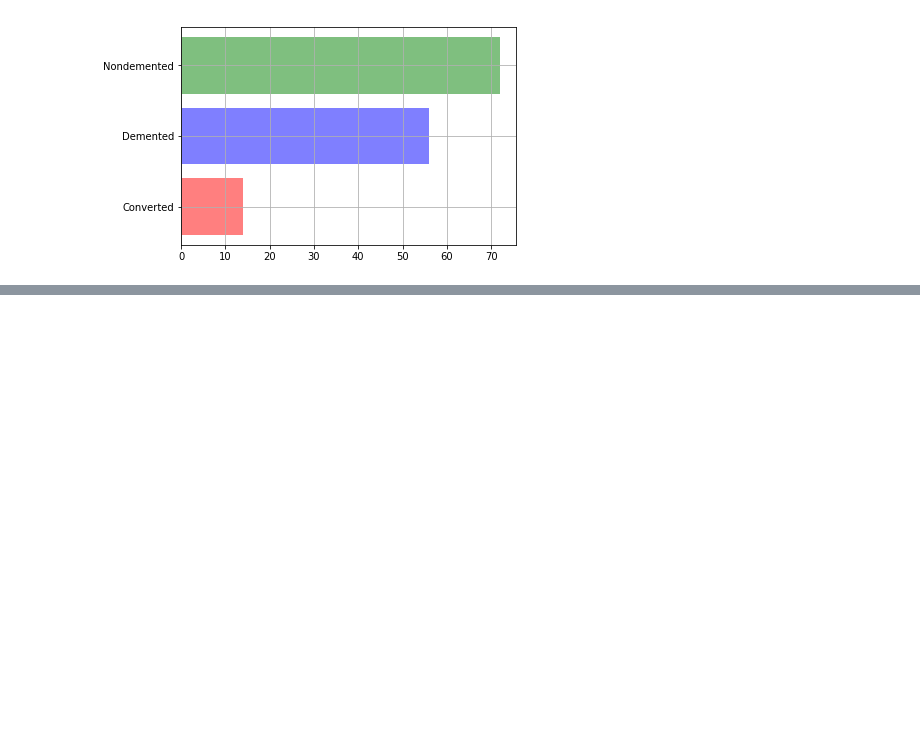
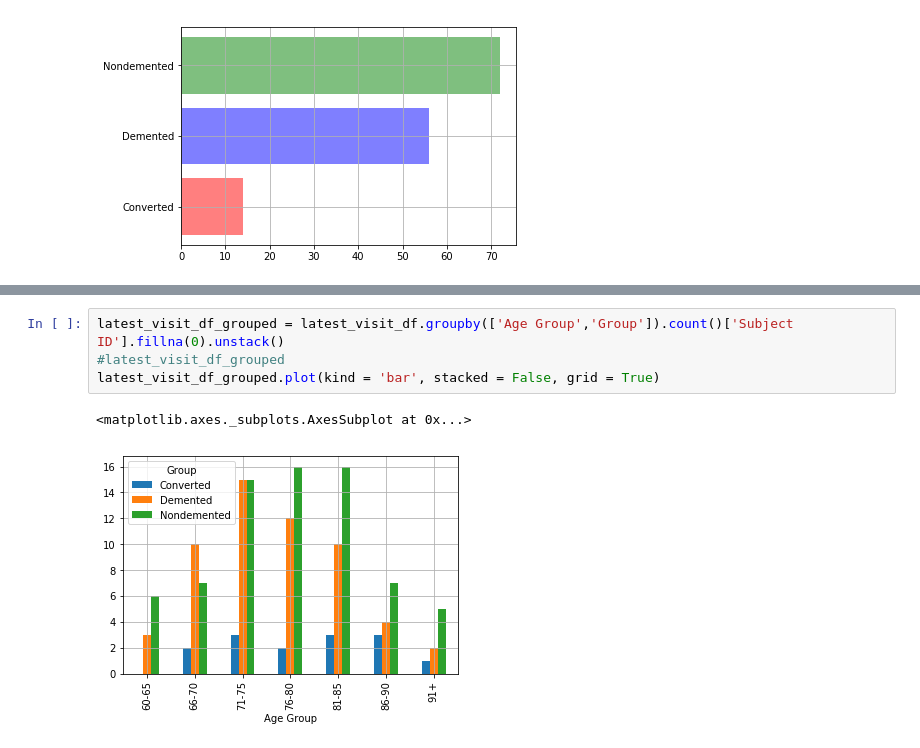
Before and after one commit to madhavi-r/Mashya_repo, a Jupyter notebook: Shishir's Notebook.ipynb, the cells around one changed output, grey strips where cells are left out. Cells and saved outputs as stored; diff of their text form; blank space fills up the shorter version.

```diff
--- a/Shishir's Notebook.ipynb
+++ b/Shishir's Notebook.ipynb
@@ -93,0 +127,7 @@ bins =
+# %%
+latest_visit_df_grouped = latest_visit_df.groupby(['Age Group','Group']).count()['Subject ID'].fillna(0).unstack()
+#latest_visit_df_grouped
+latest_visit_df_grouped.plot(kind = 'bar', stacked = False, grid = True)
+# %% [output]
+<matplotlib.axes._subplots.AxesSubplot at 0x...>
+[figure, added]
```
Also changed, not shown: parts of 12 cells of this notebook, 2 other files.
